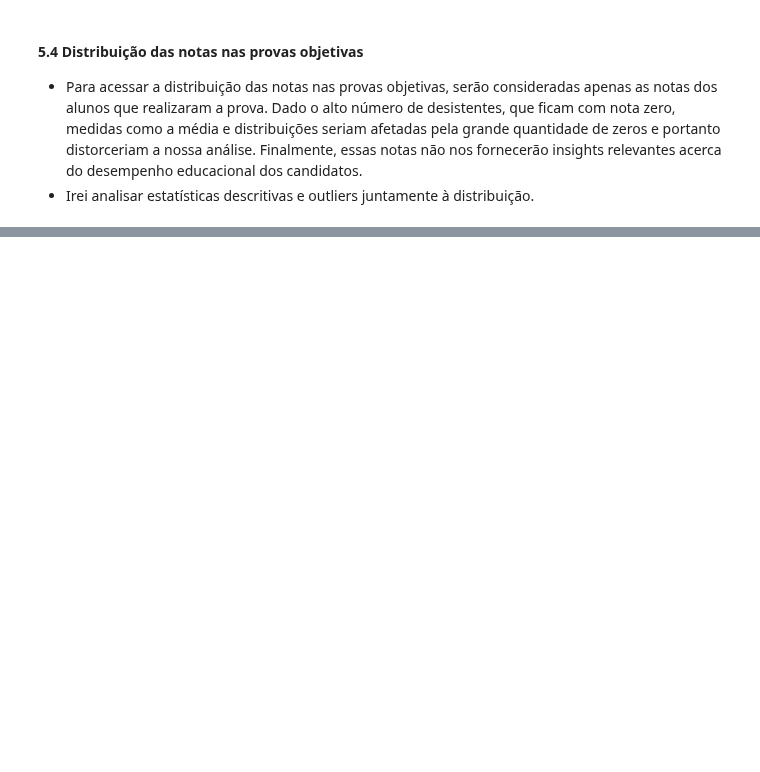
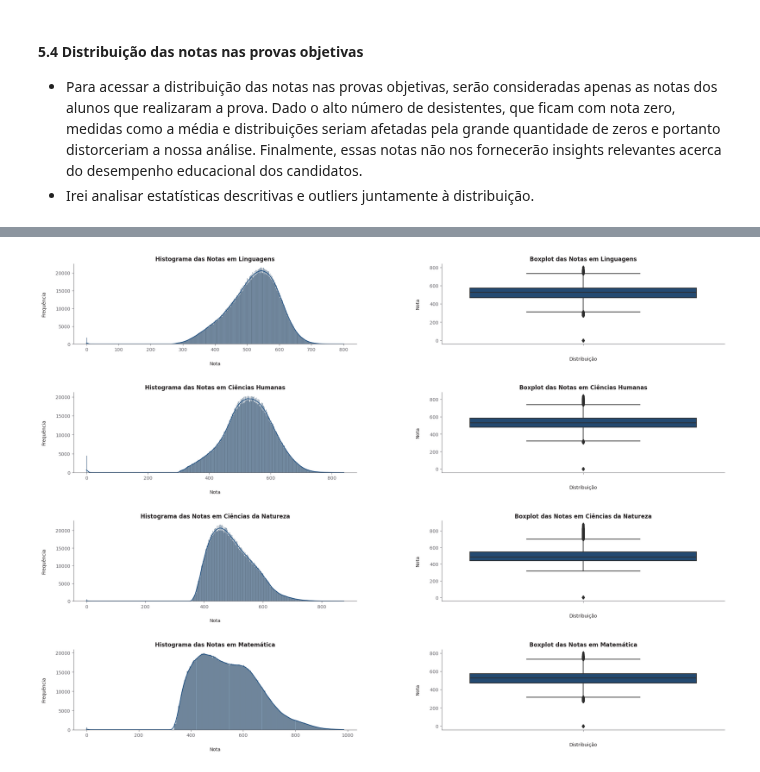
Before and after one commit to allmeidaapedro/Enem-Analysis, a Jupyter notebook: eda.ipynb, the cells around one changed output, grey strips where cells are left out. Cells and saved outputs as stored; diff of their text form; code cells hidden in the pictures; blank space fills up the shorter version.

```diff
--- a/eda.ipynb
+++ b/eda.ipynb
@@ -794,0 +826,97 @@ plt.subplots_adjust(wspace=0.3, hspace=0.6)  # Adjust the width and height space
+# %%
+fig, ax = plt.subplots(4, 2, figsize=(25, 18))
+plt.subplots_adjust(wspace=0.3, hspace=0.6)  # Adjust the width and height space between subplots
+
+# Languages.
+sns.histplot(data=presente_lc_ch, x='nota_lc', kde=True, ax=ax[0, 0], color=AZUL1)
+ax[0, 0].set_title('Histograma das Notas em Linguagens', color=CINZA1, fontweight='bold')
+ax[0, 0].set_xlabel('Nota', color=CINZA1, labelpad=20)
+ax[0, 0].set_ylabel('Frequência', color=CINZA1, labelpad=20)
+ax[0, 0].tick_params(axis='x', colors=CINZA4)
+ax[0, 0].tick_params(axis='y', colors=CINZA4)
+ax[0, 0].spines['left'].set_color(CINZA4)
+ax[0, 0].spines['bottom'].set_color(CINZA4)
+ax[0, 0].spines['right'].set_visible(False)
+ax[0, 0].spines['top'].set_visible(False)
+
+sns.boxplot(data=presente_lc_ch, y='nota_lc', ax=ax[0, 1], color=AZUL1, orient='v')
+ax[0, 1].set_title('Boxplot das Notas em Linguagens', color=CINZA1, fontweight='bold')
+ax[0, 1].set_xlabel('Distribuição', color=CINZA1, labelpad=20)
+ax[0, 1].set_ylabel('Nota', color=CINZA1, labelpad=20)
+ax[0, 1].tick_params(axis='x', colors=CINZA4)
+ax[0, 1].tick_params(axis='y', colors=CINZA4)
+ax[0, 1].spines['left'].set_color(CINZA4)
+ax[0, 1].spines['bottom'].set_color(CINZA4)
+ax[0, 1].spines['right'].set_visible(False)
+ax[0, 1].spines['top'].set_visible(False)
+
+# Human sciences.
+sns.histplot(data=presente_lc_ch, x='nota_ch', kde=True, ax=ax[1, 0], color=AZUL1)
+ax[1, 0].set_title('Histograma das Notas em Ciências Humanas', color=CINZA1, fontweight='bold')
+ax[1, 0].set_xlabel('Nota', color=CINZA1, labelpad=20)
+ax[1, 0].set_ylabel('Frequência', color=CINZA1, labelpad=20)
+ax[1, 0].tick_params(axis='x', colors=CINZA4)
+ax[1, 0].tick_params(axis='y', colors=CINZA4)
+ax[1, 0].spines['left'].set_color(CINZA4)
+ax[1, 0].spines['bottom'].set_color(CINZA4)
+ax[1, 0].spines['right'].set_visible(False)
+ax[1, 0].spines['top'].set_visible(False)
+
+sns.boxplot(data=presente_lc_ch, y='nota_ch', ax=ax[1, 1], color=AZUL1, orient='v')
+ax[1, 1].set_title('Boxplot das Notas em Ciências Humanas', color=CINZA1, fontweight='bold')
+ax[1, 1].set_xlabel('Distribuição', color=CINZA1, labelpad=20)
+ax[1, 1].set_ylabel('Nota', color=CINZA1, labelpad=20)
+ax[1, 1].tick_params(axis='x', colors=CINZA4)
+ax[1, 1].tick_params(axis='y', colors=CINZA4)
+ax[1, 1].spines['left'].set_color(CINZA4)
+ax[1, 1].spines['bottom'].set_color(CINZA4)
+ax[1, 1].spines['right'].set_visible(False)
+ax[1, 1].spines['top'].set_visible(False)
+
+# Nature sciences.
+sns.histplot(data=presente_cn_mt, x='nota_cn', kde=True, ax=ax[2, 0], color=AZUL1)
+ax[2, 0].set_title('Histograma das Notas em Ciências da Natureza', color=CINZA1, fontweight='bold')
+ax[2, 0].set_xlabel('Nota', color=CINZA1, labelpad=20)
+ax[2, 0].set_ylabel('Frequência', color=CINZA1, labelpad=20)
+ax[2, 0].tick_params(axis='x', colors=CINZA4)
+ax[2, 0].tick_params(axis='y', colors=CINZA4)
+ax[2, 0].spines['left'].set_color(CINZA4)
+ax[2, 0].spines['bottom'].set_color(CINZA4)
+ax[2, 0].spines['right'].set_visible(False)
+ax[2, 0].spines['top'].set_visible(False)
+
+sns.boxplot(data=presente_cn_mt, y='nota_cn', ax=ax[2, 1], color=AZUL1, orient='v')
+ax[2, 1].set_title('Boxplot das Notas em Ciências da Natureza', color=CINZA1, fontweight='bold')
+ax[2, 1].set_xlabel('Distribuição', color=CINZA1, labelpad=20)
+ax[2, 1].set_ylabel('Nota', color=CINZA1, labelpad=20)
+ax[2, 1].tick_params(axis='x', colors=CINZA4)
+ax[2, 1].tick_params(axis='y', colors=CINZA4)
+ax[2, 1].spines['left'].set_color(CINZA4)
+ax[2, 1].spines['bottom'].set_color(CINZA4)
+ax[2, 1].spines['right'].set_visible(False)
+ax[2, 1].spines['top'].set_visible(False)
+
+# Math.
+sns.histplot(data=presente_cn_mt, x='nota_mt', kde=True, ax=ax[3, 0], color=AZUL1)
+ax[3, 0].set_title('Histograma das Notas em Matemática', color=CINZA1, fontweight='bold')
+ax[3, 0].set_xlabel('Nota', color=CINZA1, labelpad=20)
+ax[3, 0].set_ylabel('Frequência', color=CINZA1, labelpad=20)
+ax[3, 0].tick_params(axis='x', colors=CINZA4)
+ax[3, 0].tick_params(axis='y', colors=CINZA4)
+ax[3, 0].spines['left'].set_color(CINZA4)
+ax[3, 0].spines['bottom'].set_color(CINZA4)
+ax[3, 0].spines['right'].set_visible(False)
+ax[3, 0].spines['top'].set_visible(False)
+
+sns.boxplot(data=presente_cn_mt, y='nota_lc', ax=ax[3, 1], color=AZUL1, orient='v')
+ax[3, 1].set_title('Boxplot das Notas em Matemática', color=CINZA1, fontweight='bold')
+ax[3, 1].set_xlabel('Distribuição', color=CINZA1, labelpad=20)
+ax[3, 1].set_ylabel('Nota', color=CINZA1, labelpad=20)
+ax[3, 1].tick_params(axis='x', colors=CINZA4)
+ax[3, 1].tick_params(axis='y', colors=CINZA4)
+ax[3, 1].spines['left'].set_color(CINZA4)
+ax[3, 1].spines['bottom'].set_color(CINZA4)
+ax[3, 1].spines['right'].set_visible(False)
+ax[3, 1].spines['top'].set_visible(False)
+# %% [output]
+[figure, added]
```
Also changed, not shown: parts of 19 cells of this notebook.
